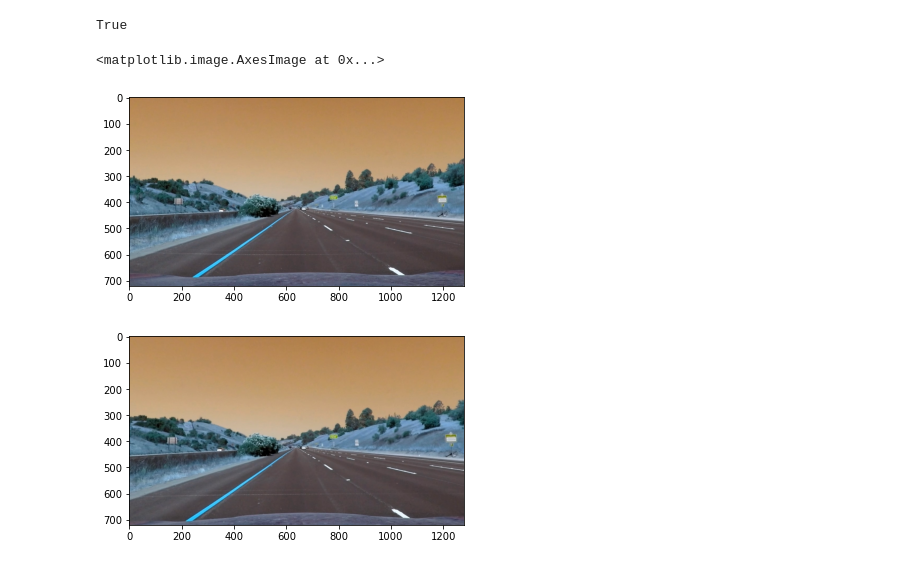
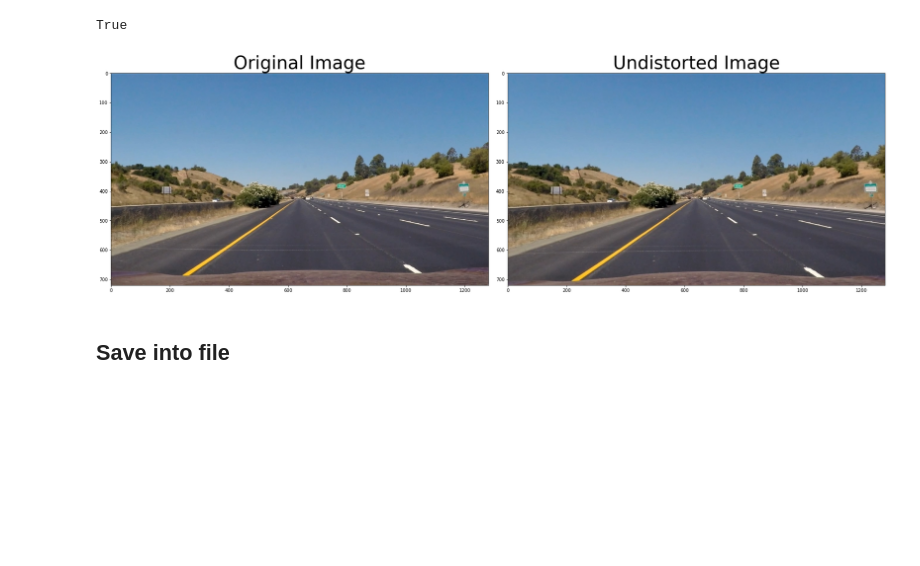
Before and after one commit to mahadirz/CarND-Advanced-Lane-Lines, a Jupyter notebook: Camera calibration.ipynb, the cells around one changed output. Saved outputs shown, nothing was run; the diff lists cells and outputs as text; code cells hidden in the pictures; blank space fills up the shorter version.

```diff
--- a/Camera calibration.ipynb
+++ b/Camera calibration.ipynb
@@ -70,5 +70,6 @@ _ = plt.imshow(corner_img[2])
 [figure]
 # %%
 # Do camera calibration given object points and image points
+img_size = (original_img[0].shape[1], original_img[0].shape[0])
 ret, mtx, dist, rvecs, tvecs = cv2.calibrateCamera(objpoints, imgpoints, img_size,None,None)
 # %% [markdown]
@@ -95,25 +96,27 @@ plt.subplots_adjust(left=0., right=1, top=0.9, bottom=0.)
 cv2.imwrite("output_images/undistorted_calibration1.jpg",dst)
 # %% [output]
 True
+# %%
+img = cv2.imread('test_images/straight_lines1.jpg')
+dst = cv2.undistort(img, mtx, dist, None, mtx)
+
+# Plot the result
+f, (ax1, ax2) = plt.subplots(1, 2, figsize=(24, 9))
+f.tight_layout()
+
+ax1.imshow(cv2.cvtColor(img, cv2.COLOR_BGR2RGB))
+ax1.set_title('Original Image', fontsize=40)
+
+ax2.imshow(cv2.cvtColor(dst, cv2.COLOR_BGR2RGB))
+ax2.set_title('Undistorted Image', fontsize=40)
+plt.subplots_adjust(left=0., right=1, top=0.9, bottom=0.)
+# %% [output]
+[figure, added]
+# %% [markdown]
+## Save into file
 # %%
 # Save the camera calibration result
 dist_pickle = {}
 dist_pickle["mtx"] = mtx
 dist_pickle["dist"] = dist
 pickle.dump( dist_pickle, open( "calibration.pickle", "wb" ) )
-# %%
-img = cv2.imread('test_images/straight_lines1.jpg')
-img_size = (img.shape[1], img.shape[0])
-plt.imshow(img)
-# %% [output]
-<matplotlib.image.AxesImage at 0x...>
-[figure, removed]
-# %%
-# Do camera calibration given object points and image points
-ret, mtx, dist, rvecs, tvecs = cv2.calibrateCamera(objpoints, imgpoints, img_size,None,None)
-
-
-dst = cv2.undistort(img, mtx, dist, None, mtx)
-_ = plt.imshow(dst)
-# %% [output]
-[figure, removed]
```
Also changed, not shown: parts of 2 cells of this notebook, 32 other files.
